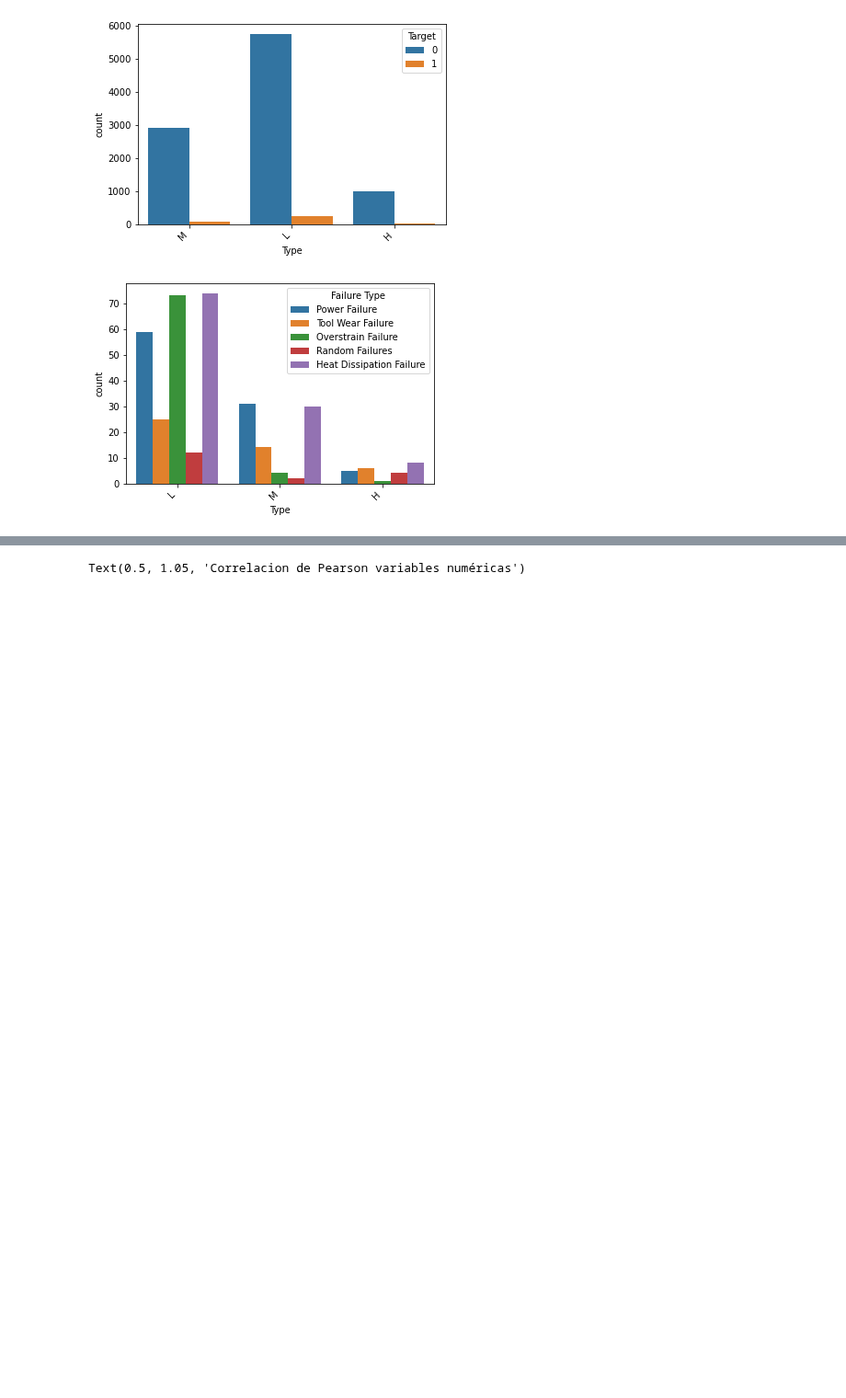
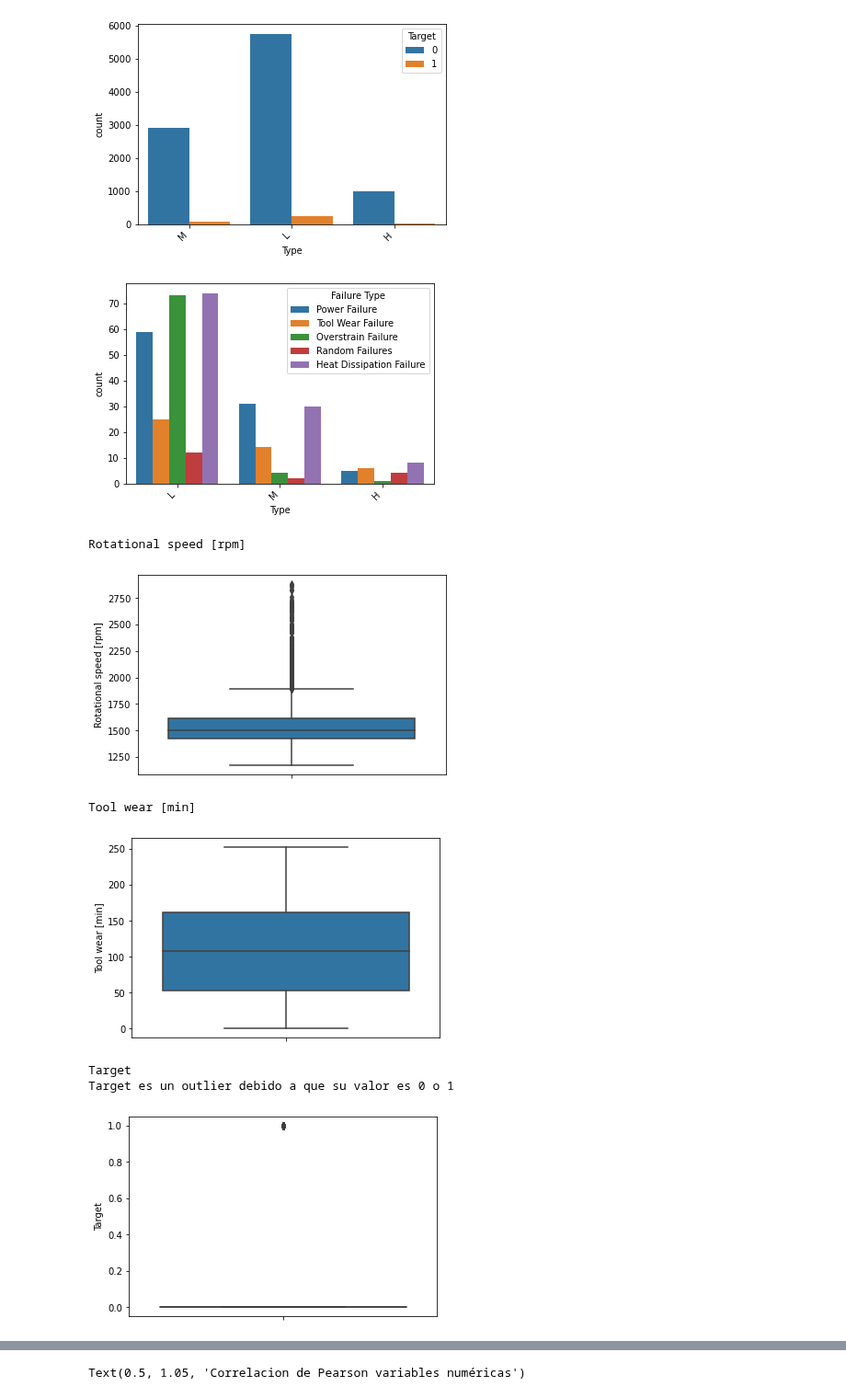
Before and after one commit to maxi879/proyecto_final_coder, a Jupyter notebook: Analisis.ipynb, the cells around one changed output, grey strips where cells are left out. Shown at 92% size. Drawn from its saved outputs; the diff is of its cells as text; code cells hidden in the pictures; blank space fills up the shorter version.

```diff
--- a/Analisis.ipynb
+++ b/Analisis.ipynb
@@ -217,4 +218,24 @@ draw.set_xticklabels(draw.get_xticklabels(), rotation=45, ha="right")
 plt.show()
 # %% [output]
 [figure]
+# %%
+                          #####################################
+                          ## Analisis de variables Numericas ##
+                          #####################################
+# Analisis de int
+for aux in int:
+  print(aux)
+  if aux== "Target":
+    print("Target es un outlier debido a que su valor es 0 o 1")
+  draw = sns.boxplot(y=df[aux], data=df, hue=df['Target'])
+  draw.set_xticklabels(draw.get_xticklabels(), rotation=45, ha="right")
+  plt.show()
+# %% [output]
+Rotational speed [rpm]
+[figure, added]
+Tool wear [min]
+[figure, added]
+Target
+Target es un outlier debido a que su valor es 0 o 1
+[figure, added]
 # %%
```
Also changed, not shown: parts of 2 cells of this notebook.
